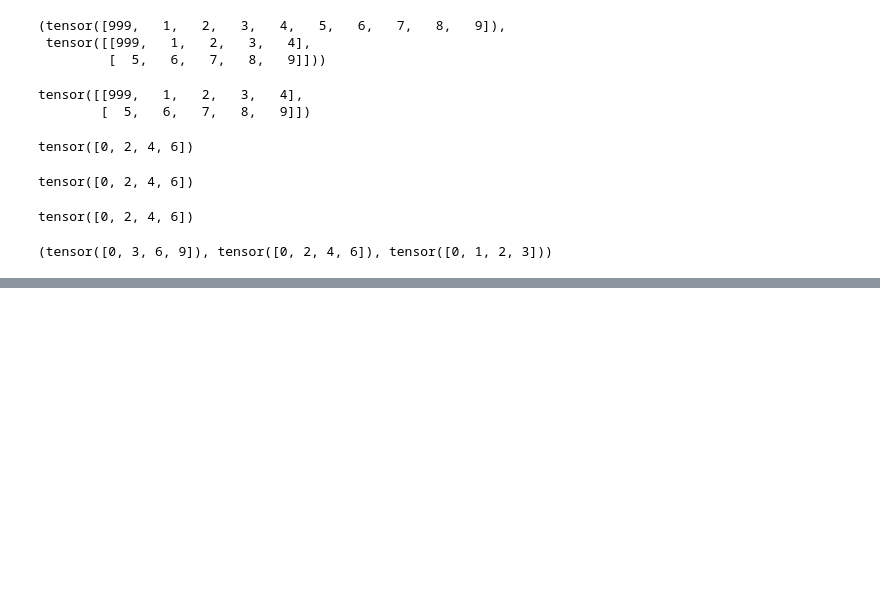
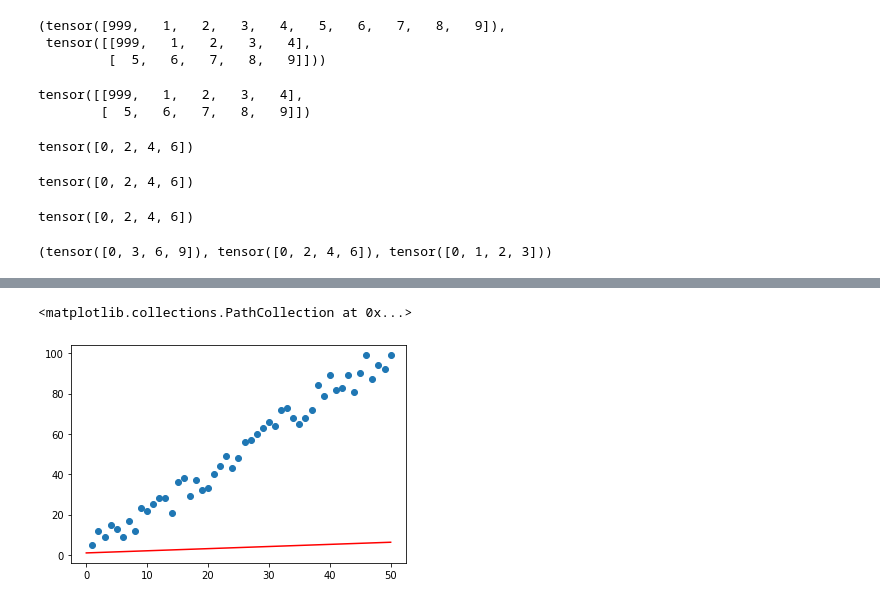
Before and after one commit to kvs-1998/PythonForDSandML, a Jupyter notebook: pytorch_ds.ipynb, the cells around one changed output, grey strips where cells are left out. Saved outputs shown, nothing was run; the diff lists cells and outputs as text; code cells hidden in the pictures; blank space fills up the shorter version.

```diff
--- a/pytorch_ds.ipynb
+++ b/pytorch_ds.ipynb
@@ -197,0 +415,3 @@ a.add(b),a ,b
+# %%
+x1 = np.linspace(0., 50., 50) #see the model, it has x value between 0 and 50
+x1
@@ -197,0 +429,5 @@ a.add(b),a ,b
+# %%
+w1 = 0.1059
+b1 = 0.9637
+
+y1 = w1*x1+b1
@@ -197,0 +447,7 @@ a.add(b),a ,b
+# %%
+#model performed poorly coz weight and bias is randomly assigned
+plt.plot(x1, y1, 'r')
+plt.scatter(X.numpy(), y.numpy())
+# %% [output]
+<matplotlib.collections.PathCollection at 0x...>
+[figure, added]
```
Also changed, not shown: parts of 52 cells of this notebook.
